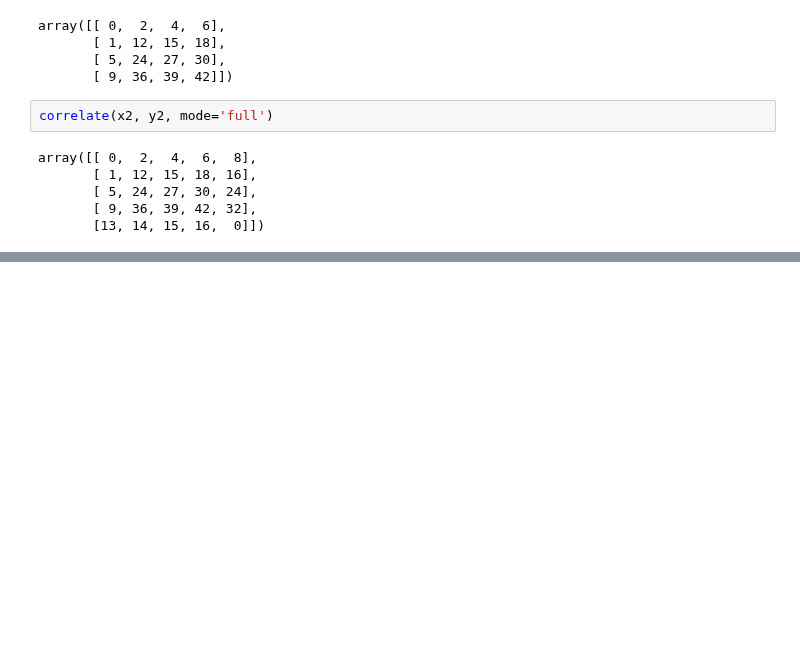
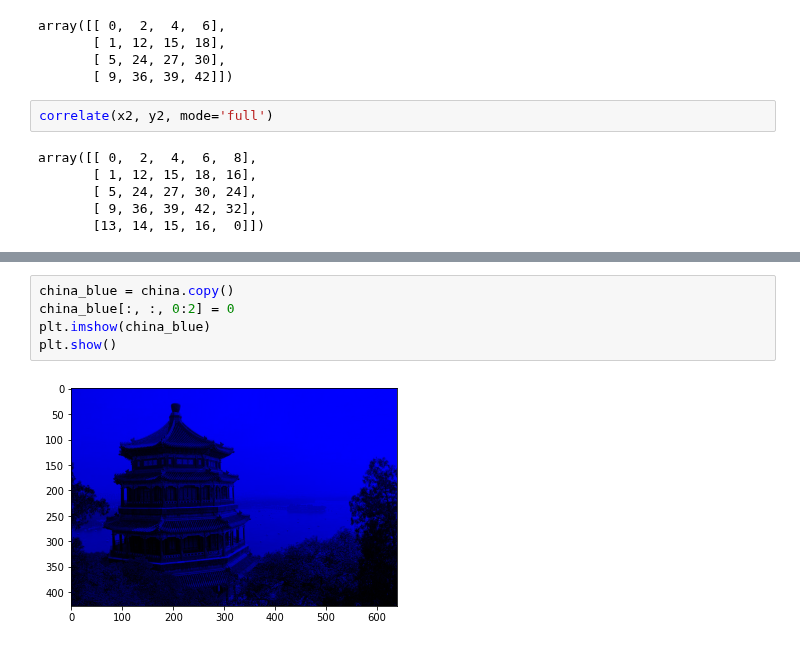
Before and after one commit to JakeOh/202011_itw_bd21, a Jupyter notebook: lab_ml/ml18_cnn.ipynb, the cells around one changed output, grey strips where cells are left out. Saved outputs shown, nothing was run; the diff lists cells and outputs as text; blank space fills up the shorter version.

```diff
--- a/lab_ml/ml18_cnn.ipynb
+++ b/lab_ml/ml18_cnn.ipynb
@@ -147,0 +186,7 @@ array([[ 0,  2,  4,  6,  8],
+# %%
+china_blue = china.copy()
+china_blue[:, :, 0:2] = 0
+plt.imshow(china_blue)
+plt.show()
+# %% [output]
+[figure, added]
```
Also changed, not shown: parts of 11 cells of this notebook.
